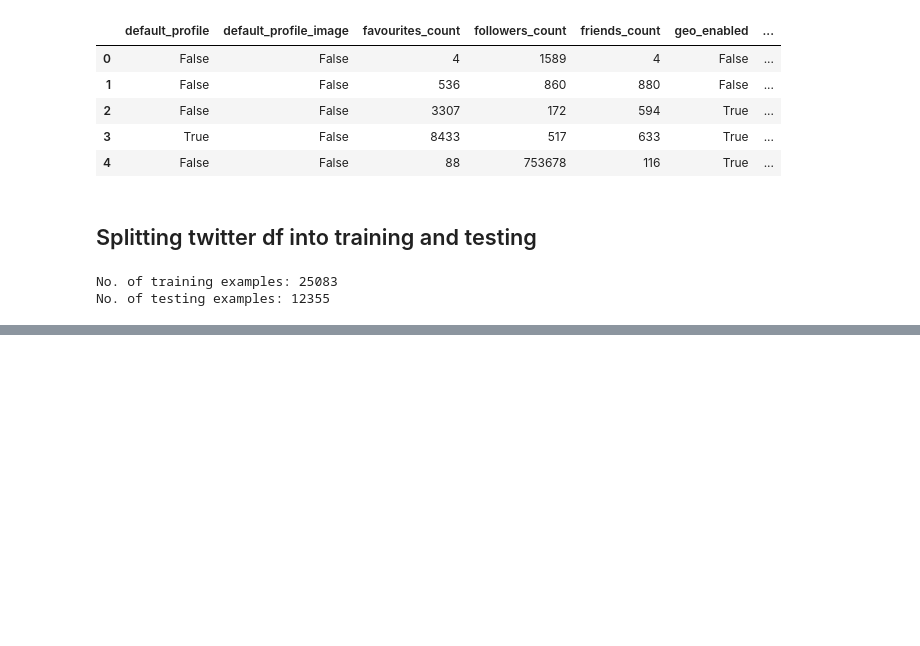
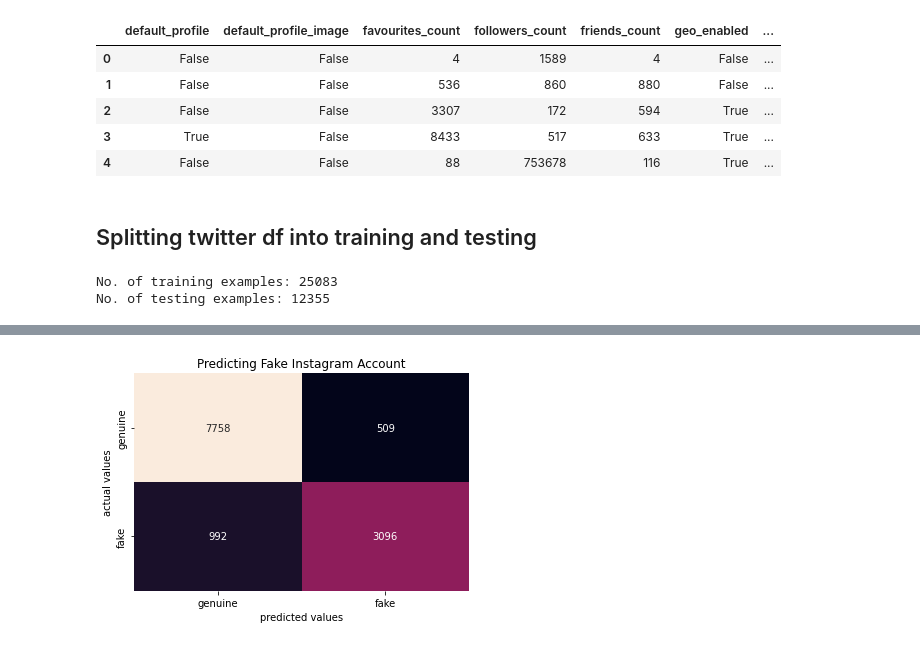
Before and after one commit to AaryaDevnani/ScamScanner, a Jupyter notebook: main.ipynb, the cells around one changed output, grey strips where cells are left out. Drawn from its saved outputs; the diff is of its cells as text; code cells hidden in the pictures; blank space fills up the shorter version.

```diff
--- a/main.ipynb
+++ b/main.ipynb
@@ -124,0 +279,6 @@ validation_score: 0.848
+# %%
+from sklearn.pipeline import Pipeline
+from sklearn.preprocessing import StandardScaler
+
+pipeline = Pipeline([('preprocessing', StandardScaler()), ('classifier', newGrid.best_estimator_)])
+pipeline.fit(X_train, y_train)
@@ -124,0 +290,3 @@ validation_score: 0.848
+# %%
+X_test, y_test = load_test_data()
+print("Test score: {:.3f}".format(pipeline.score(X_test, y_test)))
@@ -124,0 +295,4 @@ validation_score: 0.848
+# %%
+from sklearn.metrics import classification_report
+y_pred = pipeline.predict(X_test)
+print(classification_report(y_test, y_pred, target_names=["genuine", "fake"]))
@@ -124,0 +308,30 @@ validation_score: 0.848
+# %%
+from sklearn.metrics import confusion_matrix
+
+def plot_confusion_matrix(y_actual, y_pred, labels, title=''):
+    '''Creates a heatmap plot of the confusion matrix.
+
+        y_actual (pandas.DataSeries or numpy.Array): Ground truth label vector
+        y_pred (pandas.DataSeries or numpy.Array): Predicted label vector
+        labels (list(str)): Class names used for plotting (ticklabels)
+        title (str): Plot title
+
+        uses sklearn.metrics.confusion_matrix
+
+    '''
+    data = confusion_matrix(y_actual, y_pred)
+    ax = sns.heatmap(data,
+                     annot=True,
+                     cbar=False,
+                     fmt='d',
+                     xticklabels = labels,
+                     yticklabels = labels)
+    ax.set_title(title)
+    ax.set_xlabel("predicted values")
+    ax.set_ylabel("actual values")
+# %%
+labels = ["genuine", "fake"]
+title = "Predicting Fake Instagram Account"
+plot_confusion_matrix(y_test, y_pred, labels, title)
+# %% [output]
+[figure, added]
```
Also changed, not shown: parts of 35 cells of this notebook.
